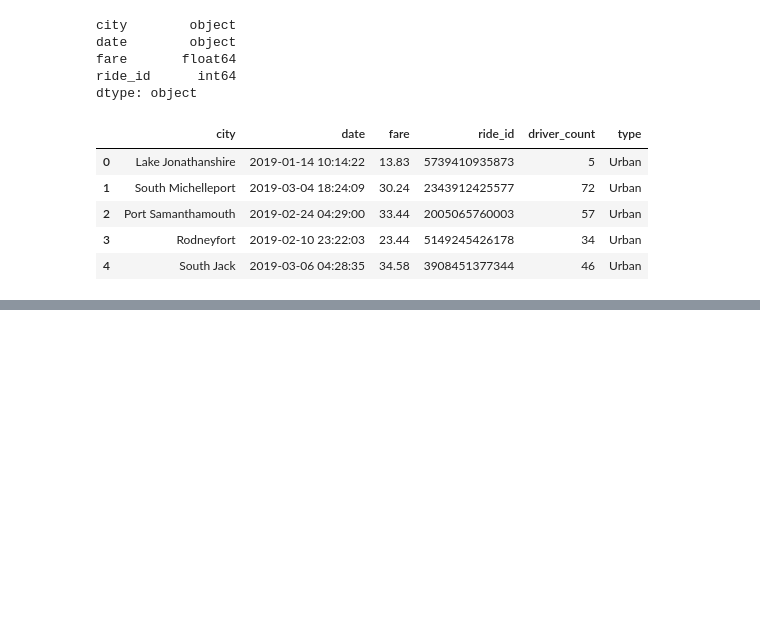
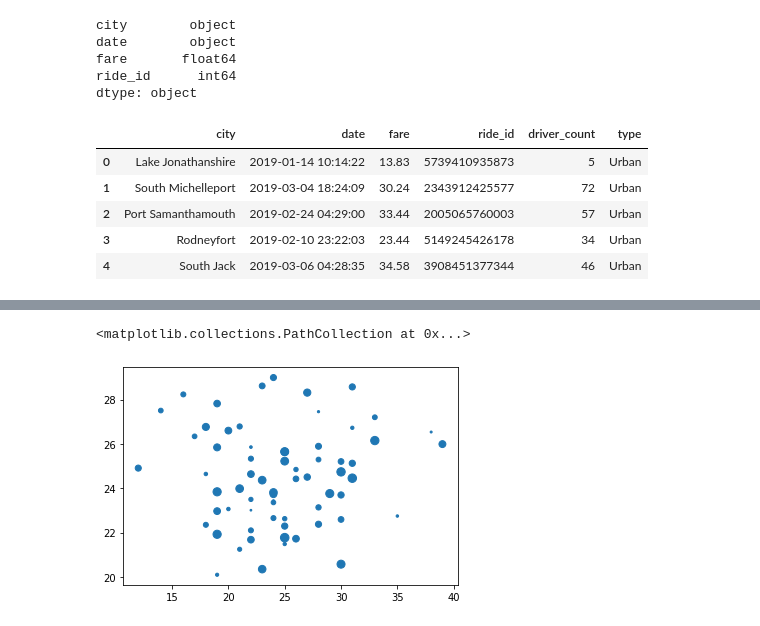
Before and after one commit to amoogat/PyBer_Analysis, a Jupyter notebook: PyBer.ipynb, the cells around one changed output, grey strips where cells are left out. Cells and saved outputs as stored; diff of their text form; code cells hidden in the pictures; blank space fills up the shorter version.

Commit message:
Added superimposed chart of city type Avg Fare and ride count

```diff
--- a/PyBer.ipynb
+++ b/PyBer.ipynb
@@ -124,3 +124,7 @@ pyber_data_df.head()
 | 2 | Port Samanthamouth | 2019-02-24 04:29:00 | 33.44 | 2005065760003 | 57 | Urban |
 | 3 | Rodneyfort | 2019-02-10 23:22:03 | 23.44 | 5149245426178 | 34 | Urban |
 | 4 | South Jack | 2019-03-06 04:28:35 | 34.58 | 3908451377344 | 46 | Urban |
+# %%
+# Makes Urban dataframe
+urban_cities_df = pyber_data_df[pyber_data_df["type"] == "Urban"]
+urban_cities_df.head()
@@ -126,0 +151,4 @@ pyber_data_df.head()
+# %%
+# Gets the number of rides for urban cities.
+urban_ride_count = urban_cities_df.groupby(["city"]).count()["ride_id"]
+urban_ride_count.head()
@@ -126,0 +167,4 @@ pyber_data_df.head()
+# %%
+# Gets average fare for each urban city
+urban_avg_fare = urban_cities_df.groupby(["city"]).mean()["fare"]
+urban_avg_fare.head()
@@ -126,0 +183,4 @@ pyber_data_df.head()
+# %%
+# Get the average number of drivers for urban dataframe
+urban_driver_count = urban_cities_df.groupby(["city"]).mean()["driver_count"]
+urban_driver_count.head()
@@ -126,0 +199,6 @@ pyber_data_df.head()
+# %%
+# Creates scatter plot based on data for urban cities
+plt.scatter(urban_ride_count, urban_avg_fare, s = urban_driver_count)
+# %% [output]
+<matplotlib.collections.PathCollection at 0x...>
+[figure, added]
```
Also changed, not shown: parts of 28 cells of this notebook, 1 other file.
